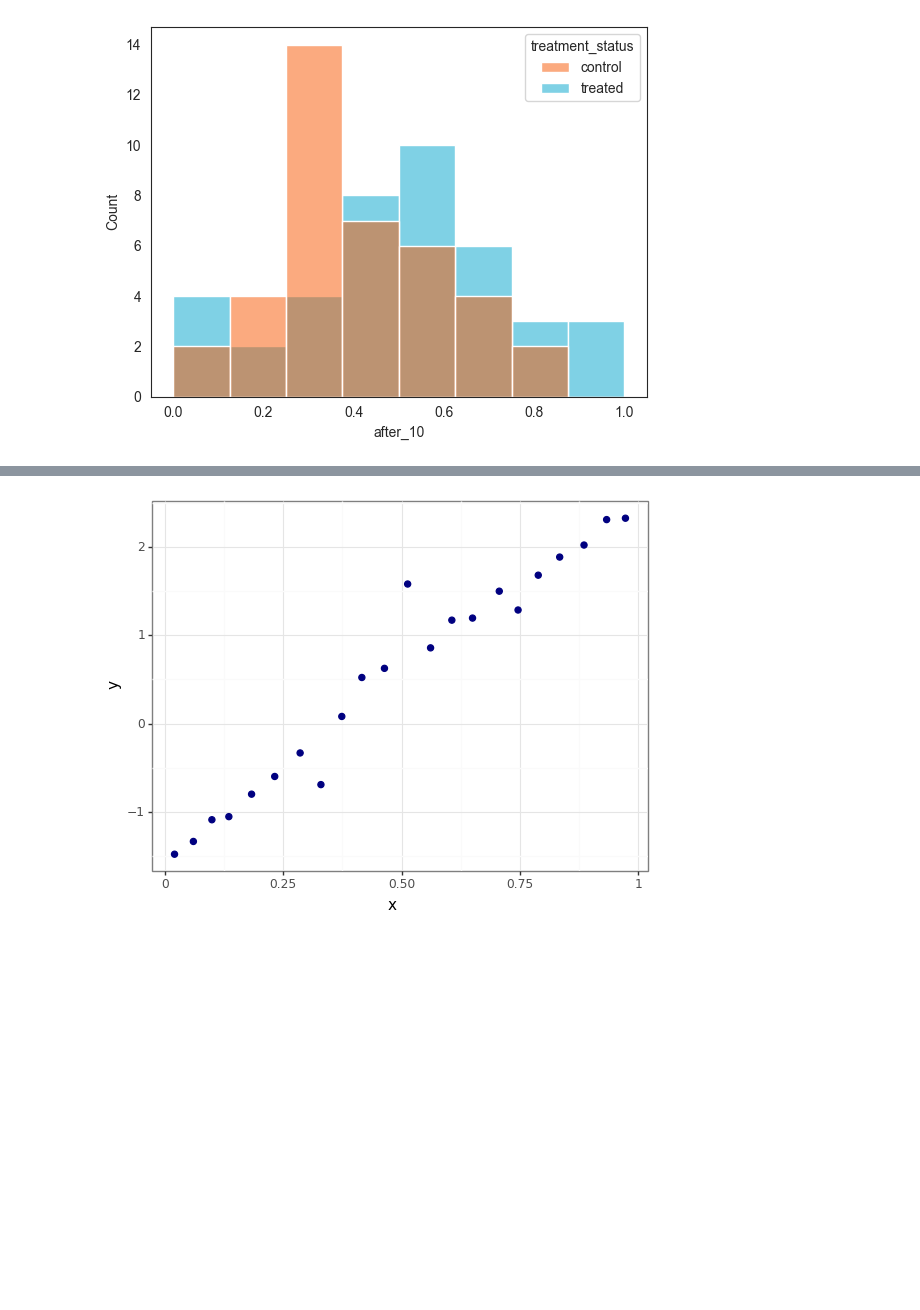
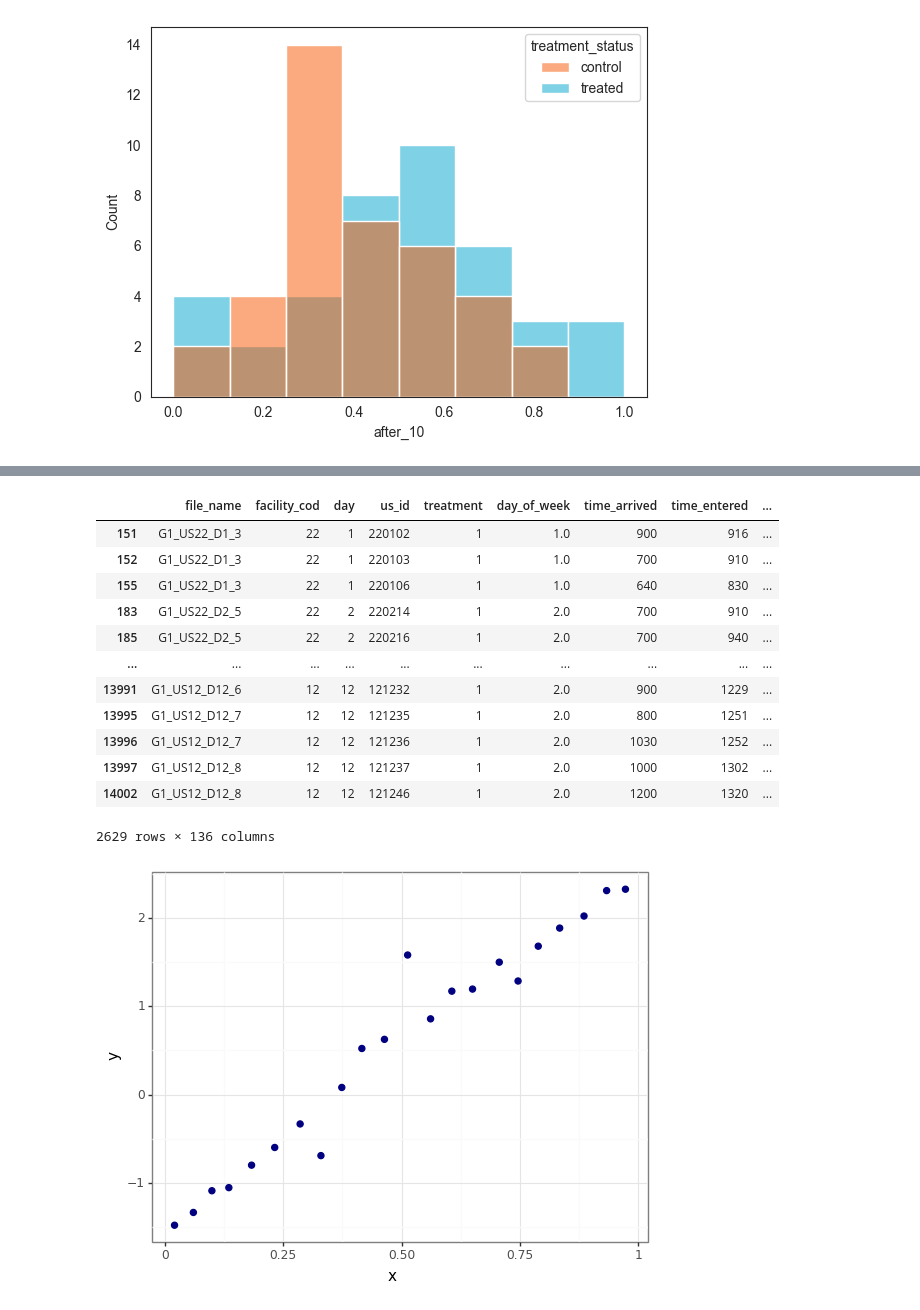
Before and after one commit to health-lse/anc_hiv_scheduling, a Jupyter notebook: notebooks/treatment_effectiveness.ipynb, the cells around one changed output, grey strips where cells are left out. Cells and saved outputs as stored; diff of their text form; code cells hidden in the pictures; blank space fills up the shorter version.

```diff
--- a/notebooks/treatment_effectiveness.ipynb
+++ b/notebooks/treatment_effectiveness.ipynb
@@ -109,3 +122,19 @@ plt.show()
+# %%
+anc.query("consultation_reason == 2 & time_scheduled_hours.notna()")
+# %% [output]
+|  | file_name | facility_cod | day | us_id | treatment | day_of_week | time_arrived | time_entered | ... |
+| 151 | G1_US22_D1_3 | 22 | 1 | 220102 | 1 | 1.0 | 900 | 916 | ... |
+| 152 | G1_US22_D1_3 | 22 | 1 | 220103 | 1 | 1.0 | 700 | 910 | ... |
+| 155 | G1_US22_D1_3 | 22 | 1 | 220106 | 1 | 1.0 | 640 | 830 | ... |
+| 183 | G1_US22_D2_5 | 22 | 2 | 220214 | 1 | 2.0 | 700 | 910 | ... |
+| 185 | G1_US22_D2_5 | 22 | 2 | 220216 | 1 | 2.0 | 700 | 940 | ... |
+| ... | ... | ... | ... | ... | ... | ... | ... | ... | ... |
+| 13991 | G1_US12_D12_6 | 12 | 12 | 121232 | 1 | 2.0 | 900 | 1229 | ... |
+| 13995 | G1_US12_D12_7 | 12 | 12 | 121235 | 1 | 2.0 | 800 | 1251 | ... |
+| 13996 | G1_US12_D12_7 | 12 | 12 | 121236 | 1 | 2.0 | 1030 | 1252 | ... |
+| 13997 | G1_US12_D12_8 | 12 | 12 | 121237 | 1 | 2.0 | 1000 | 1302 | ... |
+| 14002 | G1_US12_D12_8 | 12 | 12 | 121246 | 1 | 2.0 | 1200 | 1320 | ... |
+2629 rows × 136 columns
 # %%
 import binsreg
 
```
Also changed, not shown: parts of 9 cells of this notebook, 7 other files.
